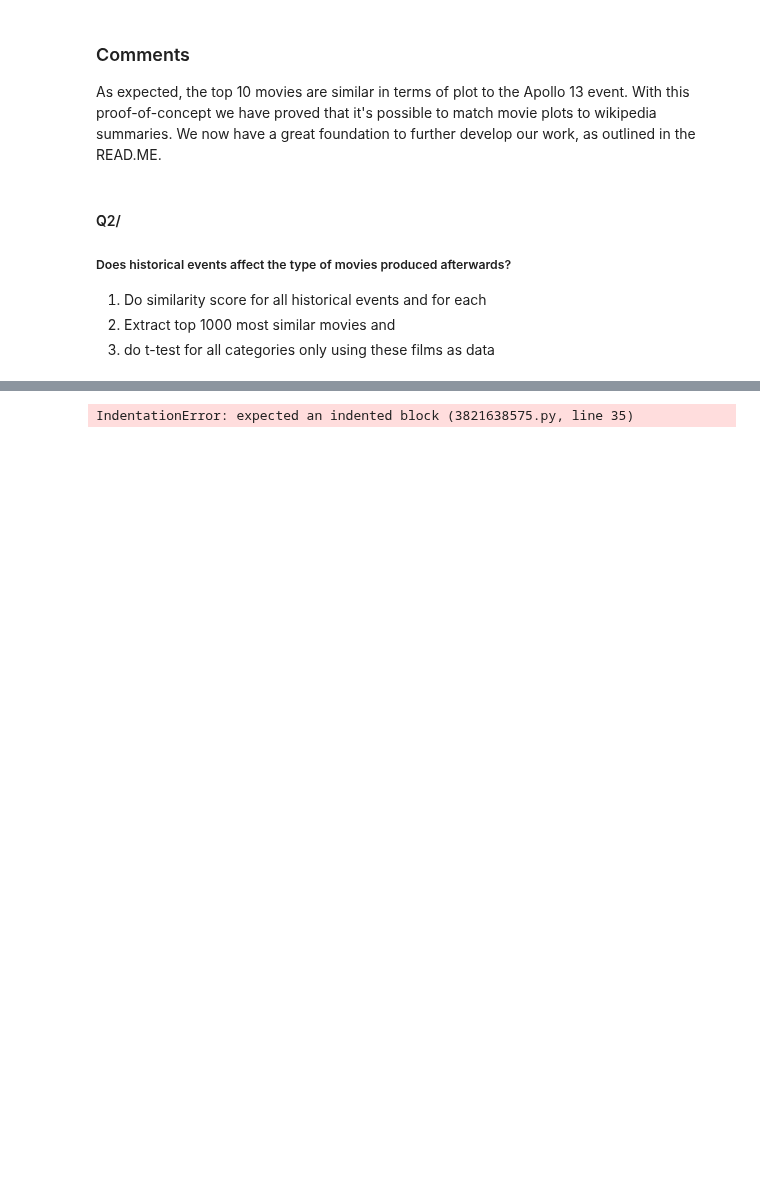
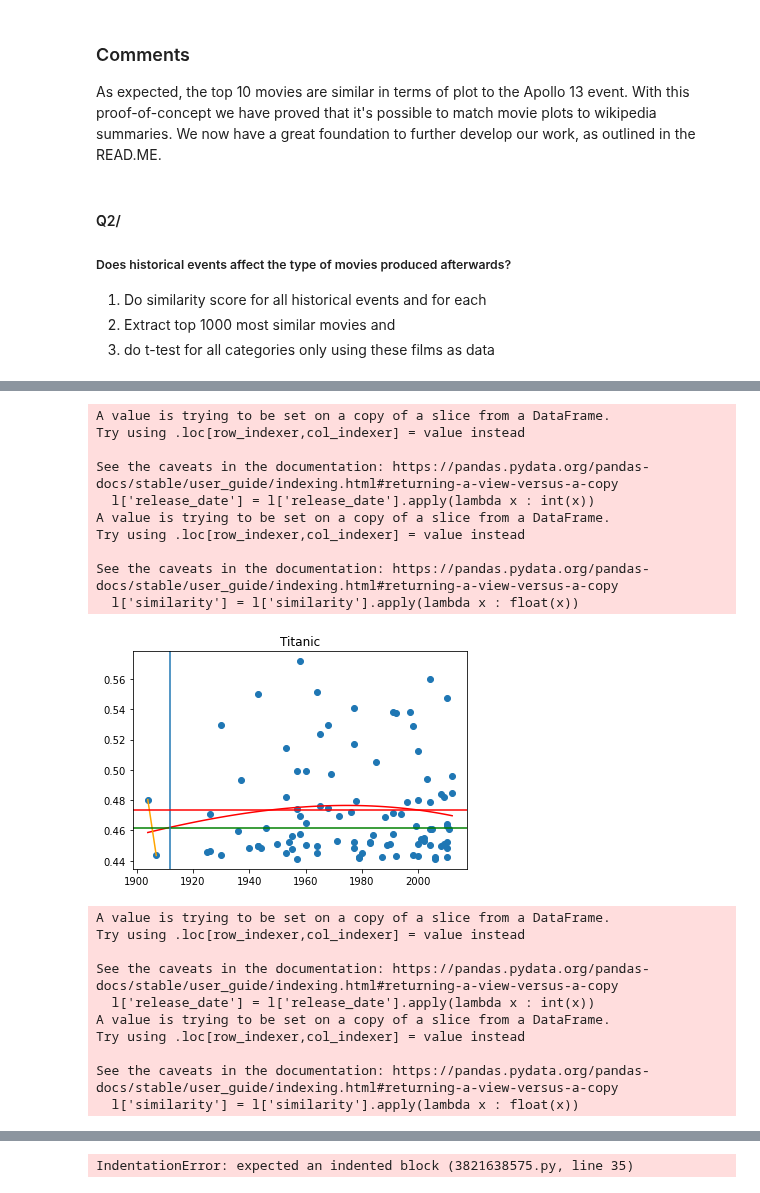
Before and after one commit to epfl-ada/ada-2022-project-adawizardry, a Jupyter notebook: main.ipynb, the cells around one changed output, grey strips where cells are left out. Drawn from its saved outputs; the diff is of its cells as text; code cells hidden in the pictures; blank space fills up the shorter version.

Commit message:
latency analysis

```diff
--- a/main.ipynb
+++ b/main.ipynb
@@ -688,0 +676,80 @@ Note: you may need to restart the kernel to use updated packages.
+# %%
+# Latency – MVP for apollo event
+from sklearn.linear_model import LinearRegression
+
+def latency_analysis(event):
+    l = similarity_df[similarity_df['release_date'] != 'nan']
+    l['release_date'] = l['release_date'].apply(lambda x : int(x))
+    l['similarity'] = l['similarity'].apply(lambda x : float(x))
+    l = l[l["event"] == event['link']].sort_values("release_date", ascending=True)
+
+    x = l['release_date']
+    y = l['similarity']
+
+    # Create polynomial fitting all data
+    poly_coeff = np.polyfit(x, y, 3)
+    poly_func = np.poly1d(poly_coeff)
+    poly_x = np.linspace(x.values[0], x.values[-1], 100)
+    poly_y = poly_func(poly_x)
+
+    # Linear fit before event, serving as baseline
+    before = l[l['release_date'] < int(event['date'])]
+    before_x = before['release_date']
+    if before_x.shape[0] >= 1:
+        before_y = before['similarity']
+        before_poly_coeff = np.polyfit(before_x, before_y, 1)
+        before_poly_func = np.poly1d(before_poly_coeff)
+        before_poly_x = np.linspace(before_x.values[0], before_x.values[-1], 100)
+        before_poly_y = before_poly_func(before_poly_x)
+
+    after = l[l['release_date'] > int(event['date'])]
+
+    # Plot this
+    plt.title(event['name'])
+    plt.scatter(x=x, y=y)
+    plt.plot(poly_x, poly_y, color='red')
+    if before_x.shape[0] >= 1:
+        plt.plot(before_poly_x, before_poly_y, color='orange')
+        plt.axhline(y=before_y.mean(), color="g")
+
+    plt.axvline(int(event['date']))
+
+    # Plot horizontal line for the mean after the event
+    plt.axhline(y=after['similarity'].mean(), color="r")
+
+    plt.show()
+
+
+def event_from_name(name):
+    for k, v in enumerate(event_data):
+        if v['name'] == name:
+            return v
+
+latency_analysis(event_from_name('Titanic'))
+latency_analysis(event_from_name("Albert Einstein's formulation of special relativity"))
+latency_analysis(event_from_name('Apollo 11'))
+latency_analysis(event_from_name('Pearl Harbor'))
+latency_analysis(event_from_name('The Hungarian Revolution Starts'))
+latency_analysis(event_from_name('Nelson Mandela Is Released From Prison'))
+# %% [output]
+A value is trying to be set on a copy of a slice from a DataFrame.
+Try using .loc[row_indexer,col_indexer] = value instead
+
+See the caveats in the documentation: https://pandas.pydata.org/pandas-docs/stable/user_guide/indexing.html#returning-a-view-versus-a-copy
+  l['release_date'] = l['release_date'].apply(lambda x : int(x))
+A value is trying to be set on a copy of a slice from a DataFrame.
+Try using .loc[row_indexer,col_indexer] = value instead
+
+See the caveats in the documentation: https://pandas.pydata.org/pandas-docs/stable/user_guide/indexing.html#returning-a-view-versus-a-copy
+  l['similarity'] = l['similarity'].apply(lambda x : float(x))
+[figure, added]
+A value is trying to be set on a copy of a slice from a DataFrame.
+Try using .loc[row_indexer,col_indexer] = value instead
+
+See the caveats in the documentation: https://pandas.pydata.org/pandas-docs/stable/user_guide/indexing.html#returning-a-view-versus-a-copy
+  l['release_date'] = l['release_date'].apply(lambda x : int(x))
+A value is trying to be set on a copy of a slice from a DataFrame.
+Try using .loc[row_indexer,col_indexer] = value instead
+
+See the caveats in the documentation: https://pandas.pydata.org/pandas-docs/stable/user_guide/indexing.html#returning-a-view-versus-a-copy
+  l['similarity'] = l['similarity'].apply(lambda x : float(x))
```
Also changed, not shown: parts of 4 cells of this notebook.
